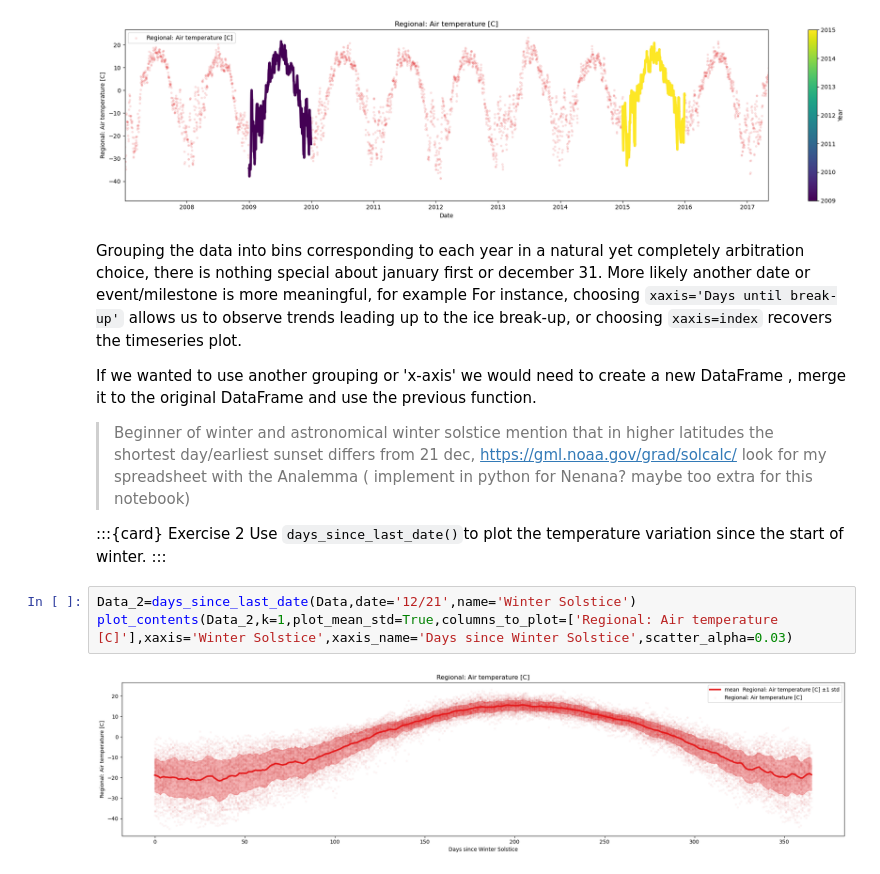
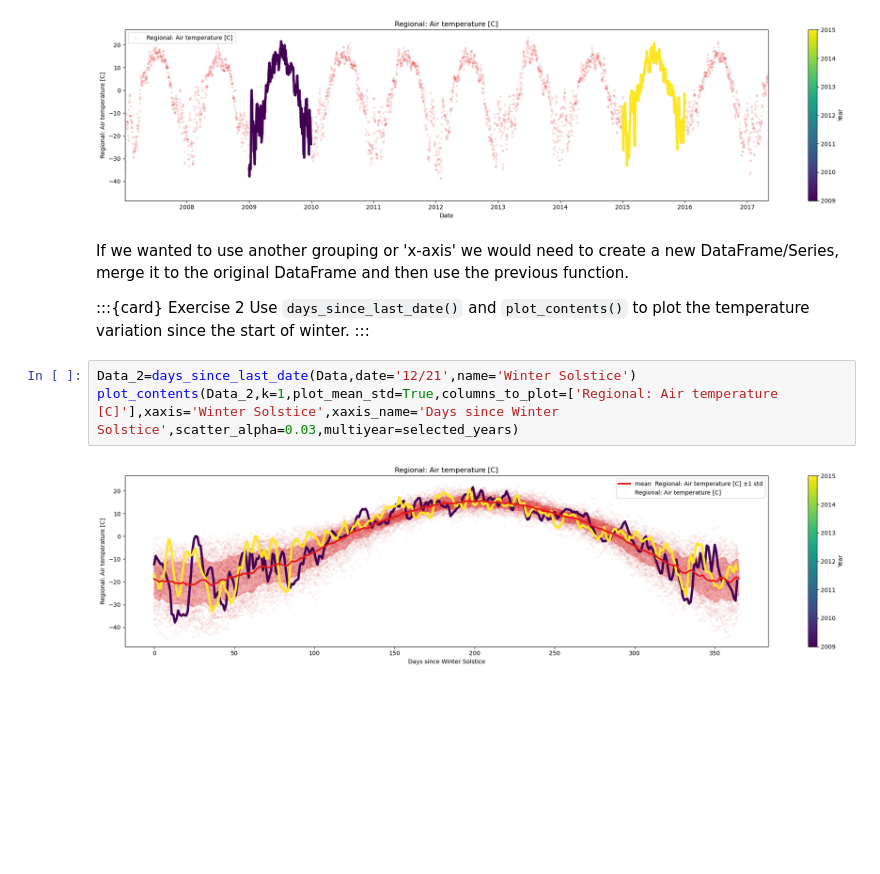
Before and after one commit to iceclassic/mude, a Jupyter notebook: book/Part_1/Regression.ipynb, the cells around one changed output. Drawn from its saved outputs; the diff is of its cells as text; blank space fills up the shorter version.

```diff
--- a/book/Part_1/Regression.ipynb
+++ b/book/Part_1/Regression.ipynb
@@ -48,23 +48,15 @@ plot_contents(Data,multiyear=selected_years,columns_to_plot=['Regional: Air temp
 # %% [output]
 [figure]
 [figure]
-# %% [markdown]
-Grouping the data into bins corresponding to each year in a natural yet completely arbitration choice, there is nothing special about january first or december 31. More likely another date or event/milestone is more meaningful, for example For instance, choosing `xaxis='Days until break-up'` allows us to observe trends leading up to the ice break-up, or choosing `xaxis=index` recovers the timeseries plot.
-
-
-If we wanted to use another grouping or 'x-axis' we would need to create a new DataFrame , merge it to the original DataFrame and use the previous function.
-
-> Beginner of winter and astronomical winter solstice
-> mention that in higher latitudes the shortest day/earliest sunset differs from 21 dec, https://gml.noaa.gov/grad/solcalc/
-> look for my spreadsheet with the Analemma ( implement in python for Nenana?  maybe too extra for this notebook)
-
-
-:::{card} Exercise 2
-Use `days_since_last_date()`to plot the temperature variation  since the start of winter.
-:::
+# %% [markdown]
+If we wanted to use another grouping or 'x-axis' we would need to create a new DataFrame/Series, merge it to the original DataFrame and then use the previous function.
+
+:::{card} Exercise 2
+Use `days_since_last_date()` and `plot_contents()` to plot the temperature variation since the start of winter.
+:::
 # %%
 Data_2=days_since_last_date(Data,date='12/21',name='Winter Solstice')
-plot_contents(Data_2,k=1,plot_mean_std=True,columns_to_plot=['Regional: Air temperature [C]'],xaxis='Winter Solstice',xaxis_name='Days since Winter Solstice',scatter_alpha=0.03)
+plot_contents(Data_2,k=1,plot_mean_std=True,columns_to_plot=['Regional: Air temperature [C]'],xaxis='Winter Solstice',xaxis_name='Days since Winter Solstice',scatter_alpha=0.03,multiyear=selected_years)
 # %% [output]
-[figure, old version]
+[figure, new version]
 # %% [markdown]
```
Also changed, not shown: parts of 13 cells of this notebook, 1 other file.
